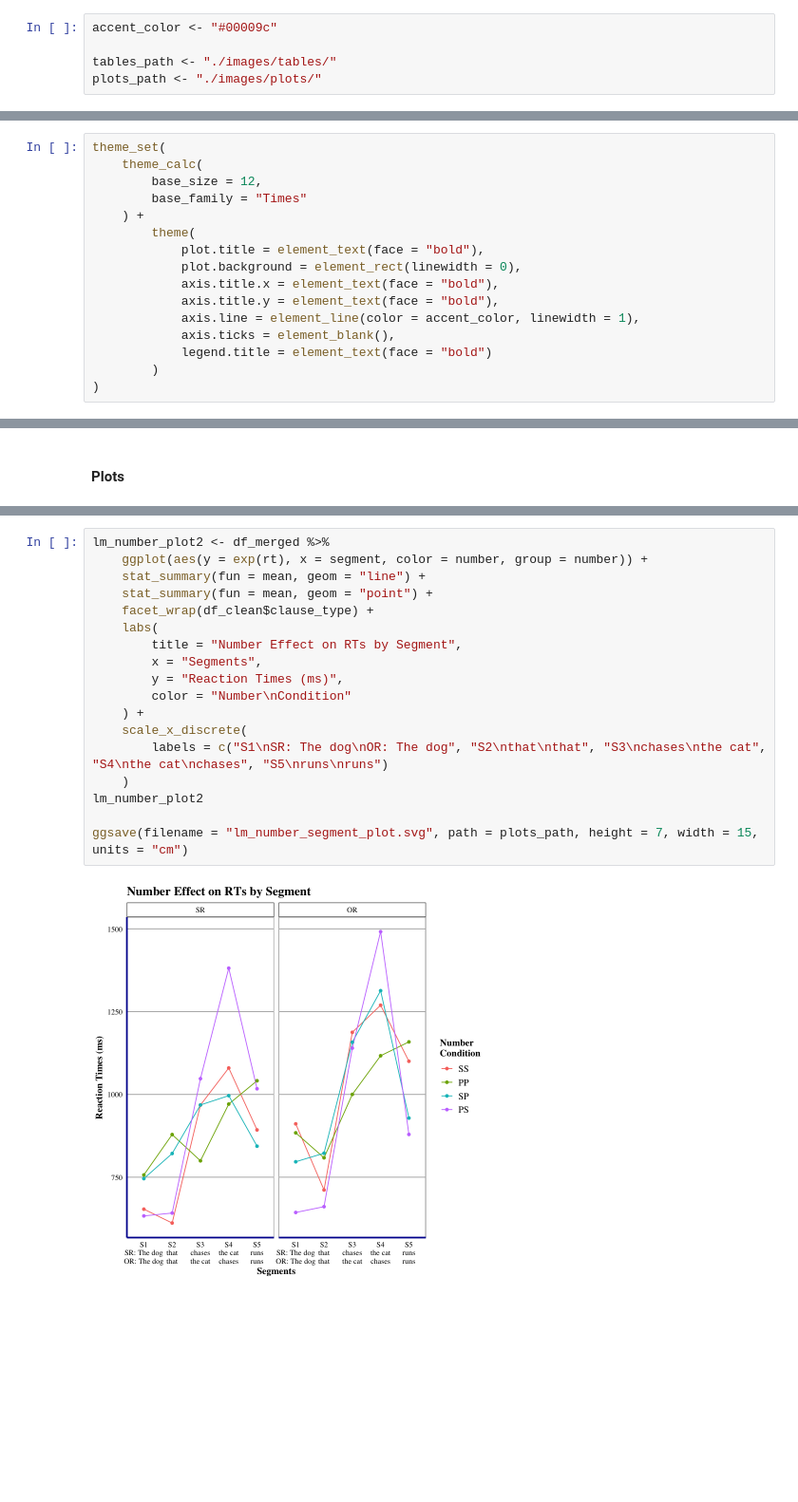
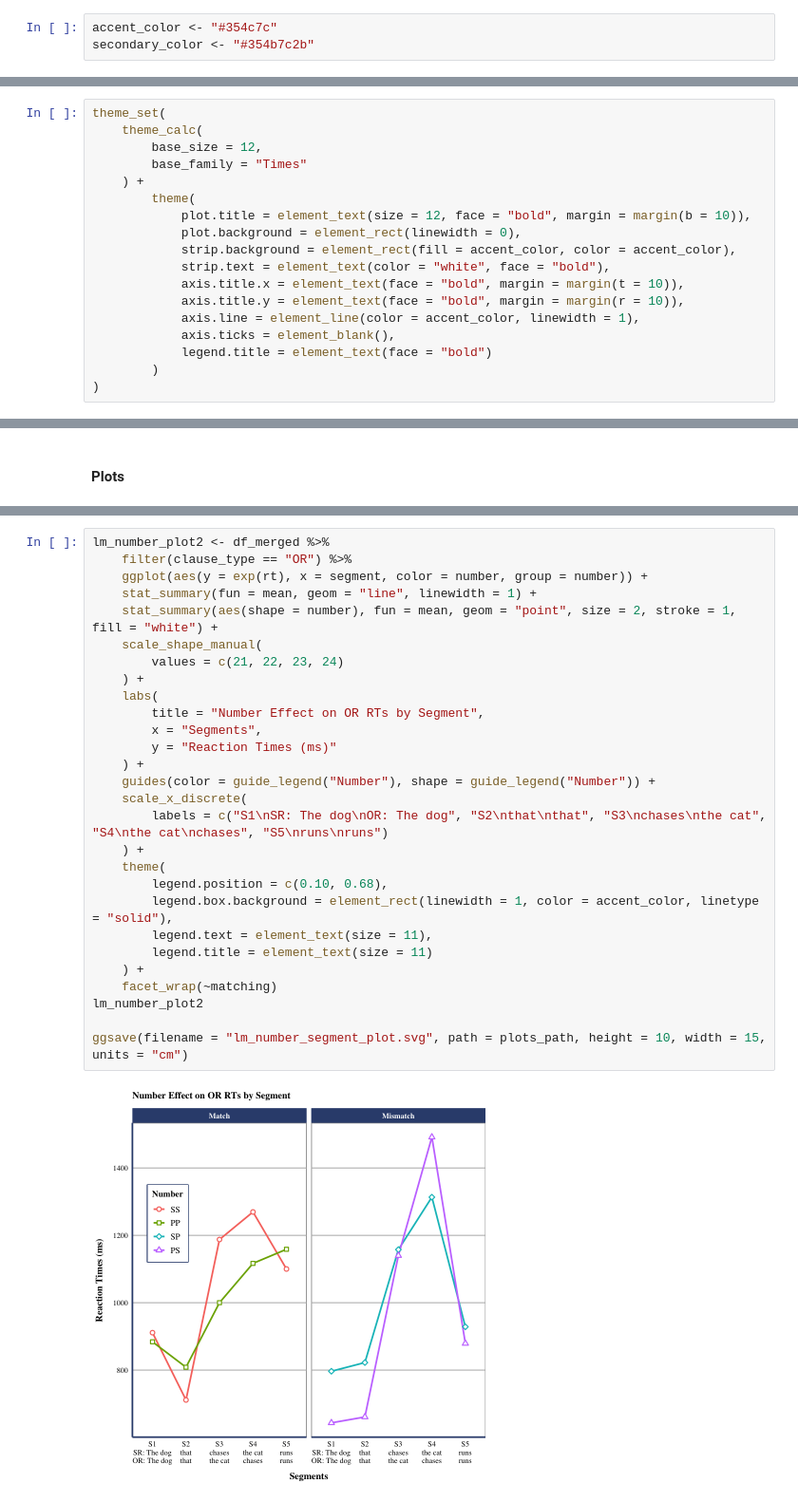
Before and after one commit to Vieju17/SelfPaced_Reading_Task_Data, a Jupyter notebook: sprt_analysis.ipynb, the cells around one changed output, grey strips where cells are left out. Shown: that part at 95% size. Drawn from its saved outputs; the diff is of its cells as text; blank space fills up the shorter version.

Commit message:
Update 3.3 Refined plots and tables

```diff
--- a/sprt_analysis.ipynb
+++ b/sprt_analysis.ipynb
@@ -43,5 +45,3 @@ library(IRdisplay)
 # %%
-accent_color <- "#00009c"
-
-tables_path <- "./images/tables/"
-plots_path <- "./images/plots/"
+accent_color <- "#354c7c"
+secondary_color <- "#354b7c2b"
@@ -54,10 +59,12 @@ theme_set(
         base_family = "Times"
     ) +
         theme(
-            plot.title = element_text(face = "bold"),
+            plot.title = element_text(size = 12, face = "bold", margin = margin(b = 10)),
             plot.background = element_rect(linewidth = 0),
-            axis.title.x = element_text(face = "bold"),
-            axis.title.y = element_text(face = "bold"),
+            strip.background = element_rect(fill = accent_color, color = accent_color),
+            strip.text = element_text(color = "white", face = "bold"),
+            axis.title.x = element_text(face = "bold", margin = margin(t = 10)),
+            axis.title.y = element_text(face = "bold", margin = margin(r = 10)),
             axis.line = element_line(color = accent_color, linewidth = 1),
             axis.ticks = element_blank(),
             legend.title = element_text(face = "bold")
@@ -624,20 +637,30 @@ ggsave(filename = "lm_number_plot.svg", path = plots_path, height = 6, width = 5
 # %%
 lm_number_plot2 <- df_merged %>%
+    filter(clause_type == "OR") %>%
     ggplot(aes(y = exp(rt), x = segment, color = number, group = number)) +
-    stat_summary(fun = mean, geom = "line") +
-    stat_summary(fun = mean, geom = "point") +
-    facet_wrap(df_clean$clause_type) +
+    stat_summary(fun = mean, geom = "line", linewidth = 1) +
+    stat_summary(aes(shape = number), fun = mean, geom = "point", size = 2, stroke = 1, fill = "white") +
+    scale_shape_manual(
+        values = c(21, 22, 23, 24)
+    ) +
     labs(
-        title = "Number Effect on RTs by Segment",
+        title = "Number Effect on OR RTs by Segment",
         x = "Segments",
-        y = "Reaction Times (ms)",
-        color = "Number\nCondition"
+        y = "Reaction Times (ms)"
     ) +
+    guides(color = guide_legend("Number"), shape = guide_legend("Number")) +
     scale_x_discrete(
         labels = c("S1\nSR: The dog\nOR: The dog", "S2\nthat\nthat", "S3\nchases\nthe cat", "S4\nthe cat\nchases", "S5\nruns\nruns")
-    )
+    ) +
+    theme(
+        legend.position = c(0.10, 0.68),
+        legend.box.background = element_rect(linewidth = 1, color = accent_color, linetype = "solid"),
+        legend.text = element_text(size = 11),
+        legend.title = element_text(size = 11)
+    ) +
+    facet_wrap(~matching)
 lm_number_plot2
 
-ggsave(filename = "lm_number_segment_plot.svg", path = plots_path, height = 7, width = 15, units = "cm")
+ggsave(filename = "lm_number_segment_plot.svg", path = plots_path, height = 10, width = 15, units = "cm")
 # %% [output]
-[figure, old version]
+[figure, new version]
```
Also changed, not shown: parts of 17 cells of this notebook, 6 other files.
